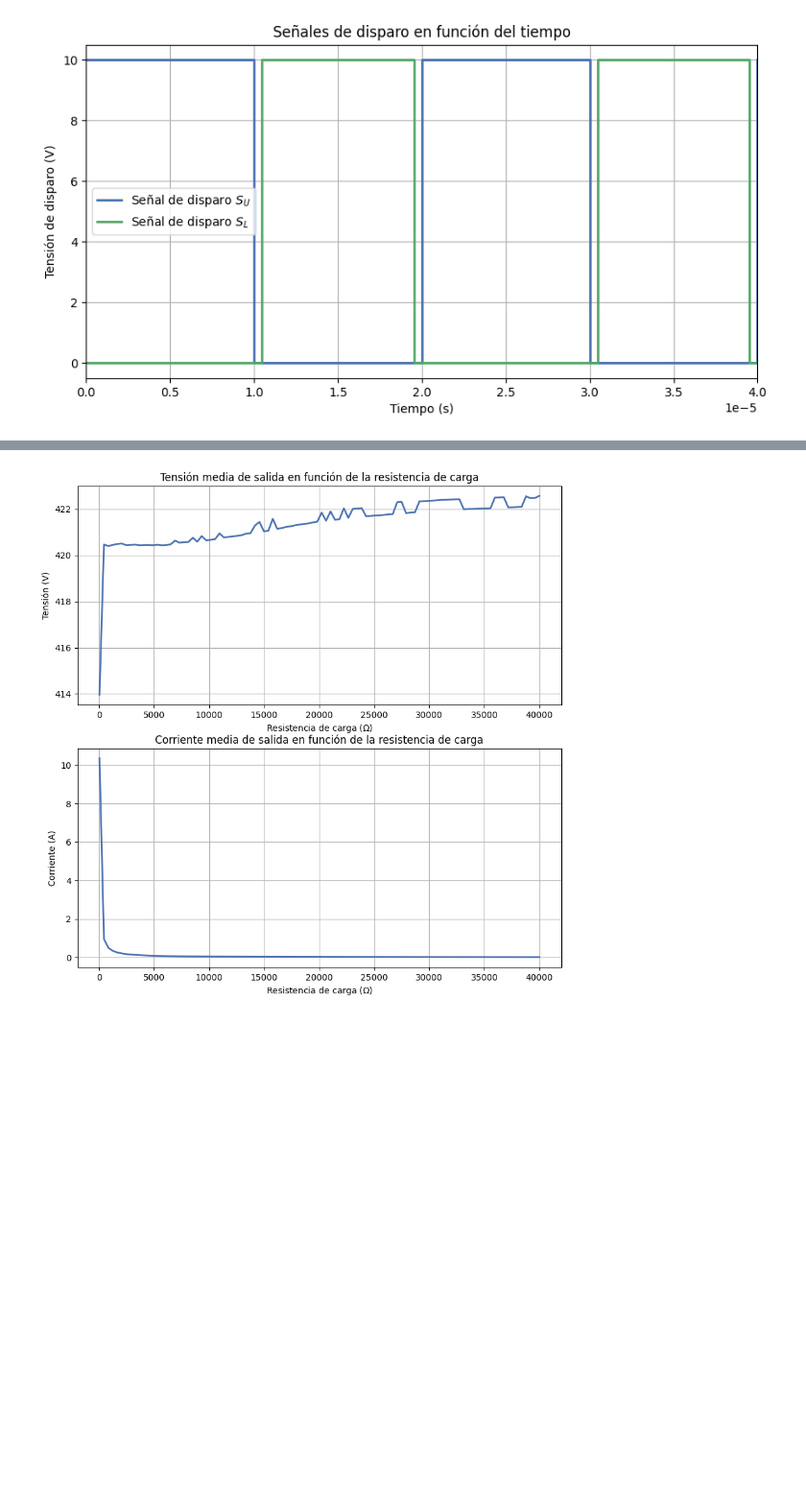
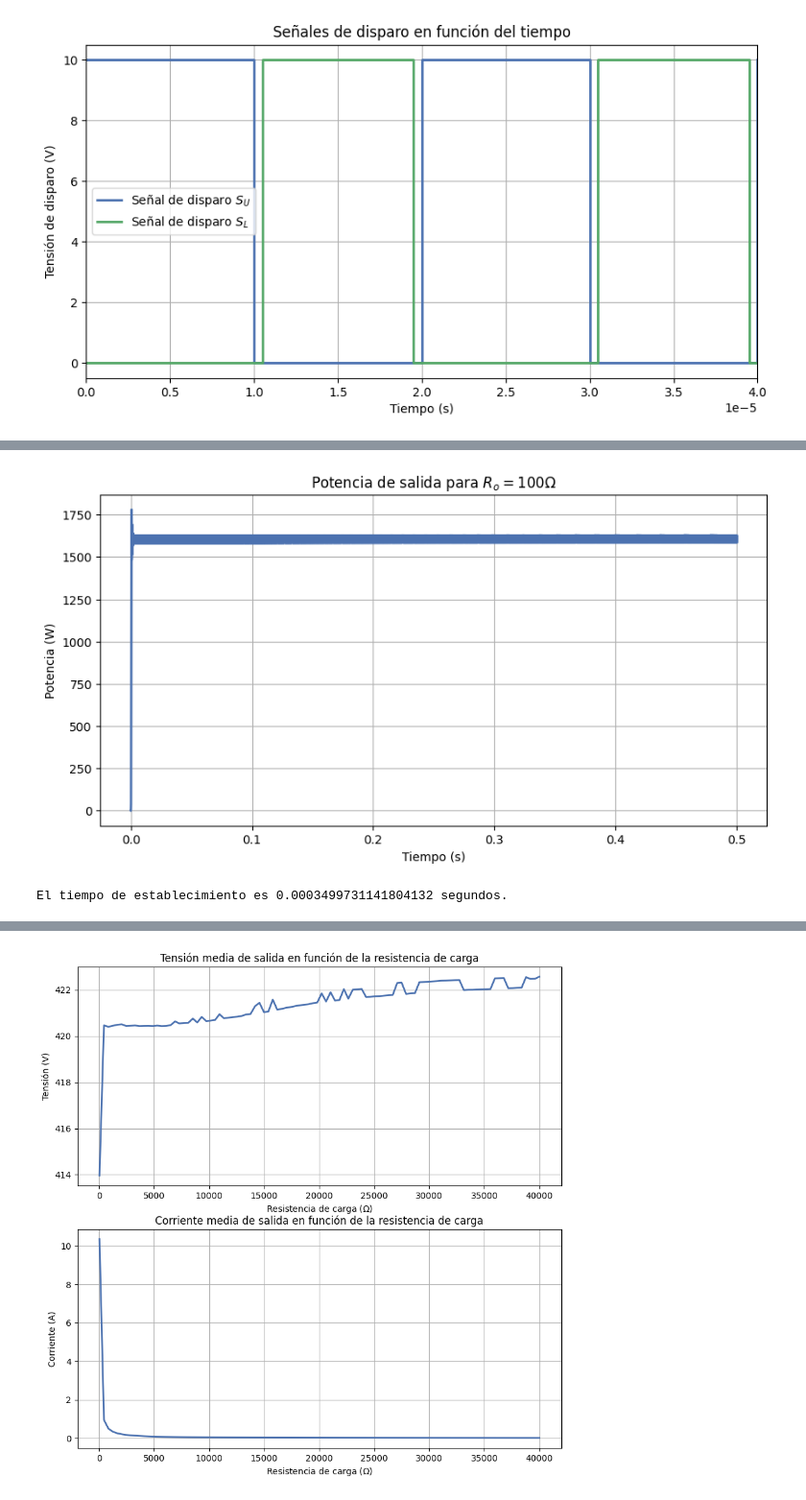
Before and after one commit to all5one-sudo/TFI_Electronica_Industrial, a Jupyter notebook: simulation_parameters.ipynb, the cells around one changed output, grey strips where cells are left out. Shown at 96% size. Saved outputs shown, nothing was run; the diff lists cells and outputs as text; code cells hidden in the pictures; blank space fills up the shorter version.

```diff
--- a/simulation_parameters.ipynb
+++ b/simulation_parameters.ipynb
@@ -130,0 +142,24 @@ plt.savefig('salida_40.pdf')
+# %%
+tension = np.array(values[0])
+corriente = np.array(values[1])
+plt.figure(figsize=(10,5))
+plt.plot(time,tension*corriente,linewidth=2)
+plt.ylabel('Potencia (W)')
+plt.xlabel('Tiempo (s)')
+plt.title('Potencia de salida para $R_o=100\Omega$')
+plt.grid(True)
+plt.savefig('informe/informe_TFI/img/potencia.pdf')
+# %% [output]
+[figure, added]
+# %%
+values_array = np.array(values[0])
+indice_40V = np.where(values_array > 40)[0][0]
+valor_90_por_ciento = 0.9 * 400
+for i in range(indice_40V, len(values_array)):
+    if all(values_array[i:] >= valor_90_por_ciento):
+        indice_90_por_ciento = i
+        break
+tiempo_establecimiento = time[indice_90_por_ciento] - time[indice_40V]
+print(f"El tiempo de establecimiento es {tiempo_establecimiento} segundos.")
+# %% [output]
+El tiempo de establecimiento es 0.0003499731141804132 segundos.
```
Also changed, not shown: parts of 8 cells of this notebook, 35 other files.
